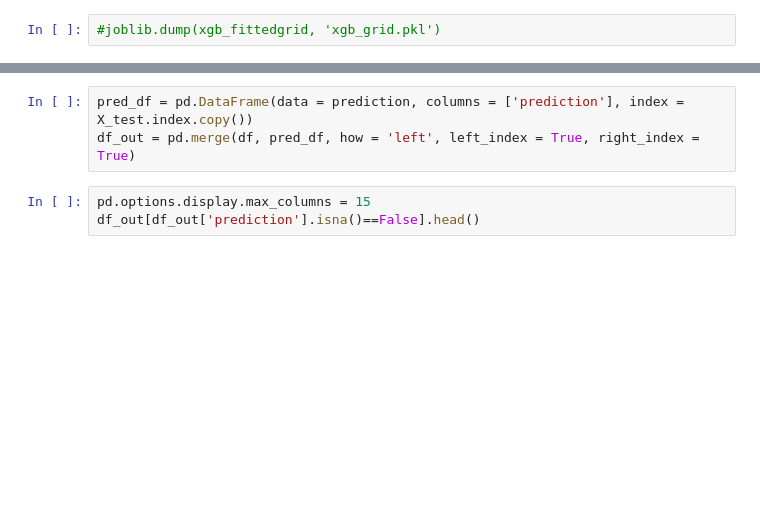
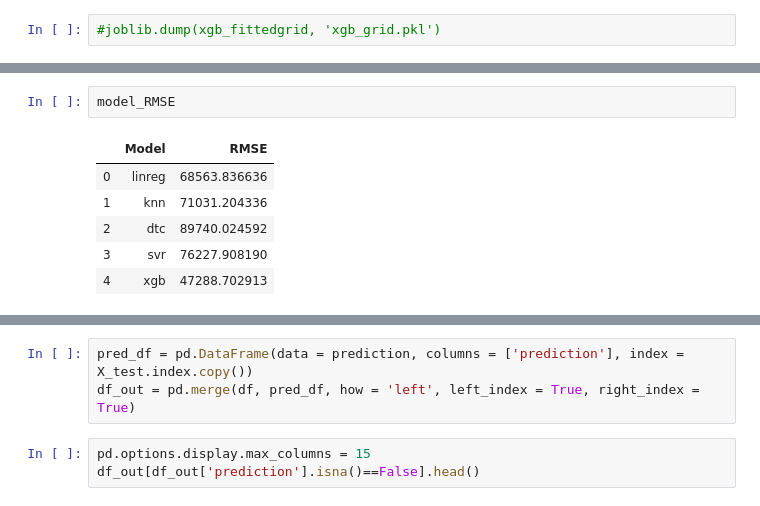
Before and after one commit to ber0-0/BrainStation-Capstone-Sale-Price-Prediction, a Jupyter notebook: Transaction.ipynb, the cells around one changed output, grey strips where cells are left out. Drawn from its saved outputs; the diff is of its cells as text; blank space fills up the shorter version.

```diff
--- a/Transaction.ipynb
+++ b/Transaction.ipynb
@@ -629,0 +727,9 @@ XGB_model.score(X_test, y_test)
+# %%
+model_RMSE
+# %% [output]
+|  | Model | RMSE |
+| 0 | linreg | 68563.836636 |
+| 1 | knn | 71031.204336 |
+| 2 | dtc | 89740.024592 |
+| 3 | svr | 76227.908190 |
+| 4 | xgb | 47288.702913 |
```
Also changed, not shown: parts of 56 cells of this notebook.
